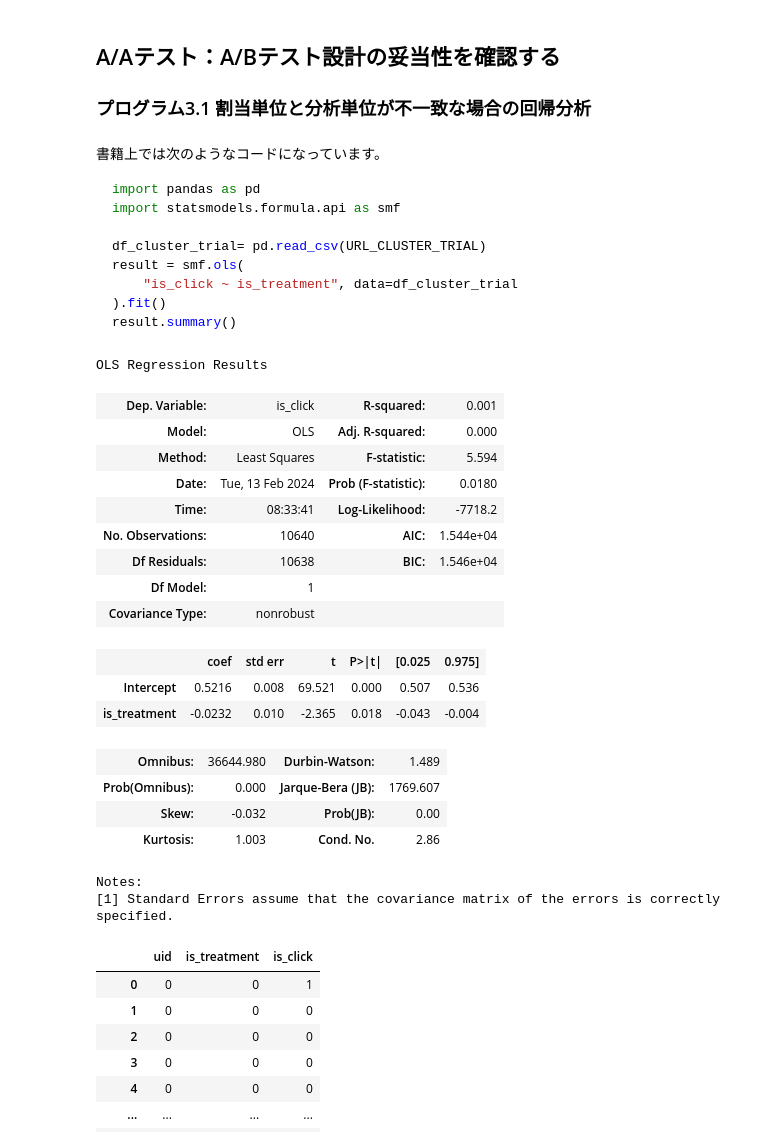
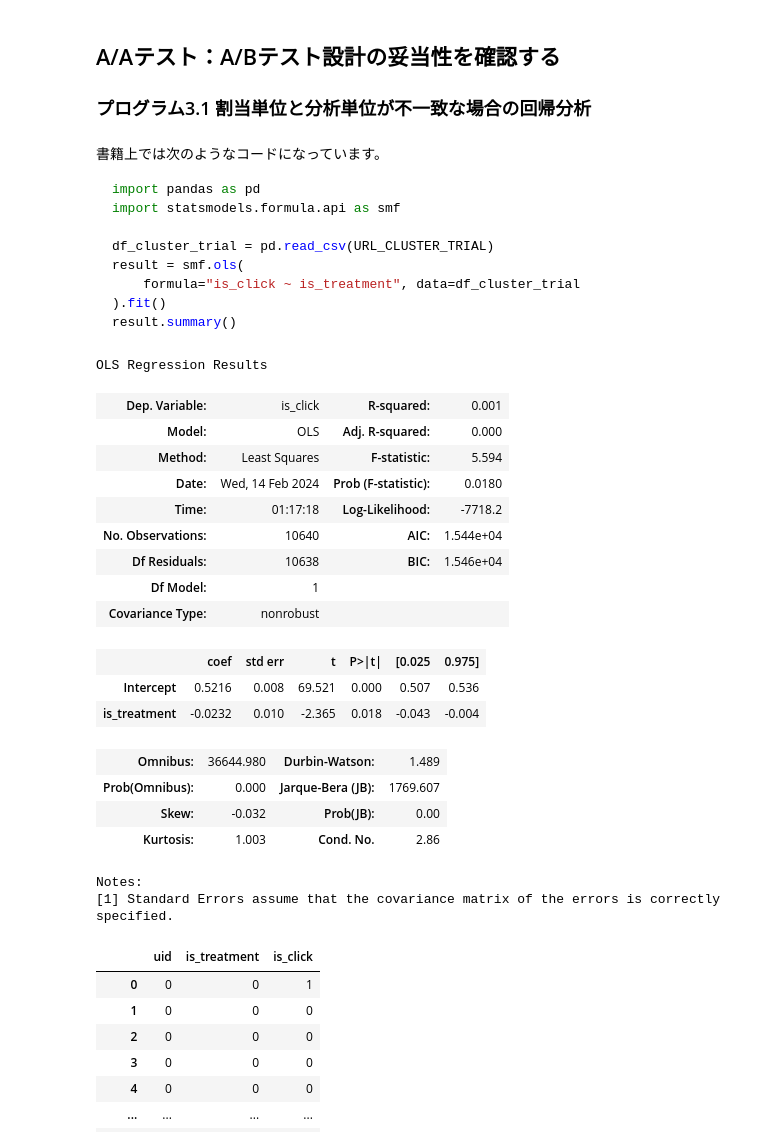
Before and after one commit to HirotakeIto/intro_to_impact_evaluation_with_python, a Jupyter notebook: notebooks/chapter3_abtest_detail.ipynb, the cells around one changed output. Cells and saved outputs as stored; diff of their text form; code cells hidden in the pictures.

````diff
--- a/notebooks/chapter3_abtest_detail.ipynb
+++ b/notebooks/chapter3_abtest_detail.ipynb
@@ -49,25 +49,25 @@ URL_NONCOMPLIANCE = "https://raw.githubusercontent.com/HirotakeIto/intro_to_impa
 import pandas as pd
 import statsmodels.formula.api as smf
 
-df_cluster_trial= pd.read_csv(URL_CLUSTER_TRIAL)
+df_cluster_trial = pd.read_csv(URL_CLUSTER_TRIAL)
 result = smf.ols(
-    "is_click ~ is_treatment", data=df_cluster_trial
+    formula="is_click ~ is_treatment", data=df_cluster_trial
 ).fit()
 result.summary()
 ```
 # %%
-df_cluster_trial= pd.read_csv(URL_CLUSTER_TRIAL)
+df_cluster_trial = pd.read_csv(URL_CLUSTER_TRIAL)
 result = smf.ols(
-    "is_click ~ is_treatment", data=df_cluster_trial
+    formula="is_click ~ is_treatment", data=df_cluster_trial
 ).fit()
 result.summary()
 # %% [output]
 OLS Regression Results
 | Dep. Variable: | is_click | R-squared: | 0.001 |
 | Model: | OLS | Adj. R-squared: | 0.000 |
 | Method: | Least Squares | F-statistic: | 5.594 |
-| Date: | Tue, 13 Feb 2024 | Prob (F-statistic): | 0.0180 |
-| Time: | 08:33:41 | Log-Likelihood: | -7718.2 |
+| Date: | Wed, 14 Feb 2024 | Prob (F-statistic): | 0.0180 |
+| Time: | 01:17:18 | Log-Likelihood: | -7718.2 |
 | No. Observations: | 10640 | AIC: | 1.544e+04 |
 | Df Residuals: | 10638 | BIC: | 1.546e+04 |
 | Df Model: | 1 |  |  |
````
Also changed, not shown: parts of 35 cells of this notebook, 3 other files.
